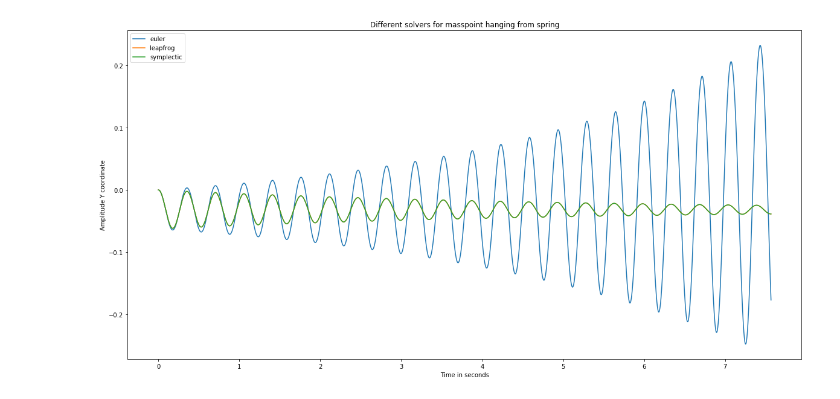
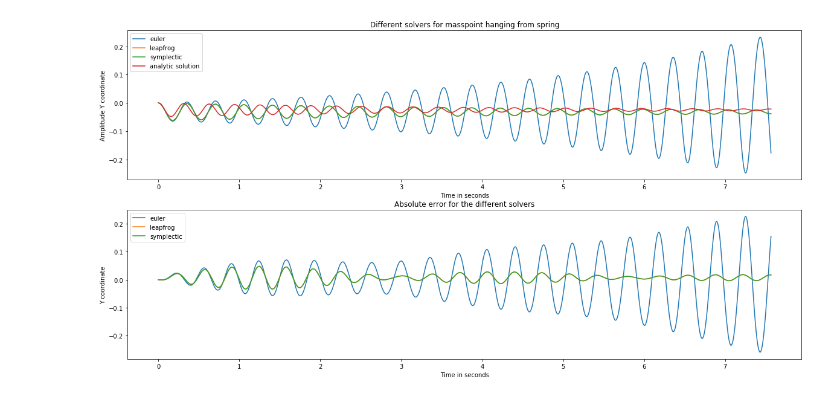
Before and after one commit to alxshine/phys-sim, a Jupyter notebook: MassSpringPlot.ipynb, the cells around one changed output. Drawn from its saved outputs; the diff is of its cells as text; code cells hidden in the pictures.

Commit message:
Updated the jupyter notebook with the analytic solution and added a plot for the absolute error to this solution

```diff
--- a/MassSpringPlot.ipynb
+++ b/MassSpringPlot.ipynb
@@ -1,30 +1,50 @@
 # %%
 from math import *
 import matplotlib.pyplot as plt
+import numpy as np
 
 step = 0.003
-with open('euler.txt') as e, open('lfrog.txt') as l, open('symp.txt') as s:
+with open('euler.txt') as e:
     euler = [float(x.strip()) for x in e.readlines()]
+with  open('lfrog.txt') as l:
     lfrog = [float(x.strip()) for x in l.readlines()]
     #leapfrog outputs twice the amount of steps, combine two adjacent as average
     lfrog = [(a + b) / 2 for a, b in zip(lfrog[::2], lfrog[1::2])]
+with open('symp.txt') as s:
     symp = [float(x.strip()) for x in s.readlines()]
 
-    #limit them to  the same length
-    min_len = min(len(euler), len(lfrog), len(symp))
-    euler = euler[:min_len]
-    lfrog = lfrog[:min_len]
-    symp = symp[:min_len]
+analyticSolution = np.vectorize(lambda t: np.exp((-4./15*t)) *  0.0245 * cos(19.998 * t) - 0.0245)
+
+#limit them to  the same length
+min_len = min(len(euler), len(lfrog), len(symp))
+euler = euler[:min_len]
+lfrog = lfrog[:min_len]
+symp = symp[:min_len]
+
+timeSteps = np.arange(min_len) * step
+analytic = analyticSolution(timeSteps)
 
 
-    plt.figure(figsize=(20,10))
-    plt.title('Different solvers for masspoint hanging from spring')
-    plt.plot([x*step for x in range(len(euler))], euler, label='euler')
-    plt.plot([x*step for x in range(len(lfrog))], lfrog, label='leapfrog')
-    plt.plot([x*step for x in range(len(symp))], symp, label='symplectic')
-    plt.xlabel('Time in seconds')
-    plt.ylabel('Amplitude Y coordinate')
-    plt.legend()
-    plt.show()
+plt.figure(figsize=(20,10))
+plt.subplot(211)
+plt.title('Different solvers for masspoint hanging from spring')
+plt.plot(timeSteps, euler, label='euler')
+plt.plot(timeSteps, lfrog, label='leapfrog')
+plt.plot(timeSteps, symp, label='symplectic')
+plt.plot(timeSteps, analytic, label='analytic solution')
+plt.xlabel('Time in seconds')
+plt.ylabel('Amplitude Y coordinate')
+plt.legend()
+
+plt.subplot(212)
+plt.title('Absolute error for the different solvers')
+plt.plot(timeSteps, analytic-euler, label='euler')
+plt.plot(timeSteps, analytic-lfrog, label='leapfrog')
+plt.plot(timeSteps, analytic-symp, label='symplectic')
+plt.xlabel('Time in seconds')
+plt.ylabel('Y coordinate')
+plt.legend()
+
+plt.show()
 # %% [output]
-[figure, old version]
+[figure, new version]
```
Also changed, not shown: parts of 1 cell of this notebook, 1 other file.
